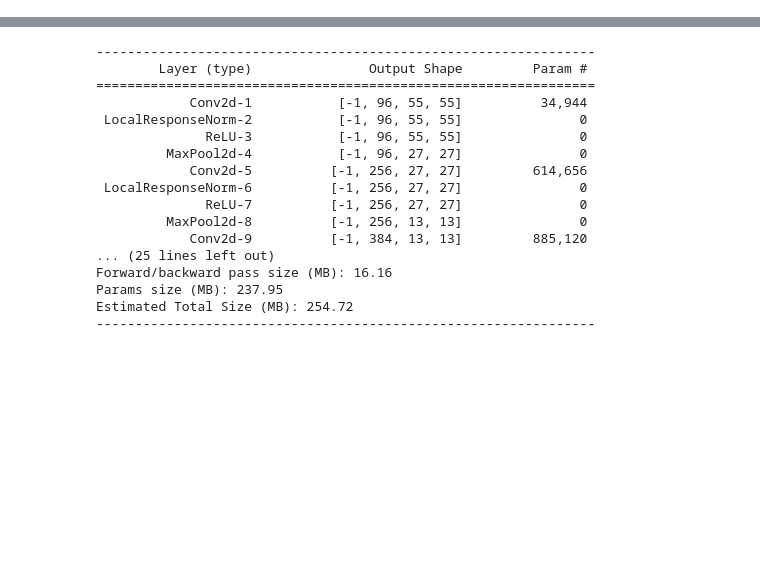
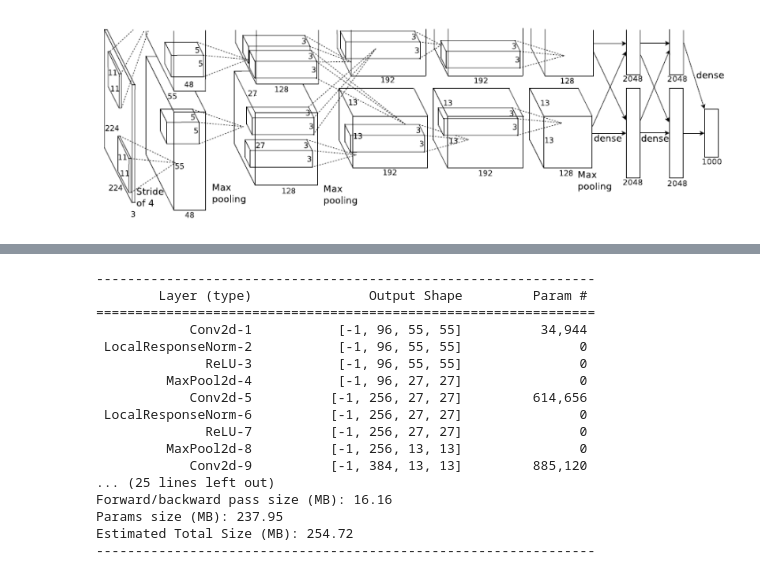
Before and after one commit to BBoBBi-MoM/DL_study, a Jupyter notebook: paper replication/AlexNet/AlexNet(og).ipynb, the cells around one changed output, grey strips where cells are left out. Drawn from its saved outputs; the diff is of its cells as text; code cells hidden in the pictures; blank space fills up the shorter version.

```diff
--- a/paper replication/AlexNet/AlexNet(og).ipynb
+++ b/paper replication/AlexNet/AlexNet(og).ipynb
@@ -4,0 +11,4 @@ from torchsummary import summary
+# %%
+Image.open('Alexnet.png')
+# %% [output]
+[figure, added]
```
Also changed, not shown: parts of 5 cells of this notebook, 5 other files.
